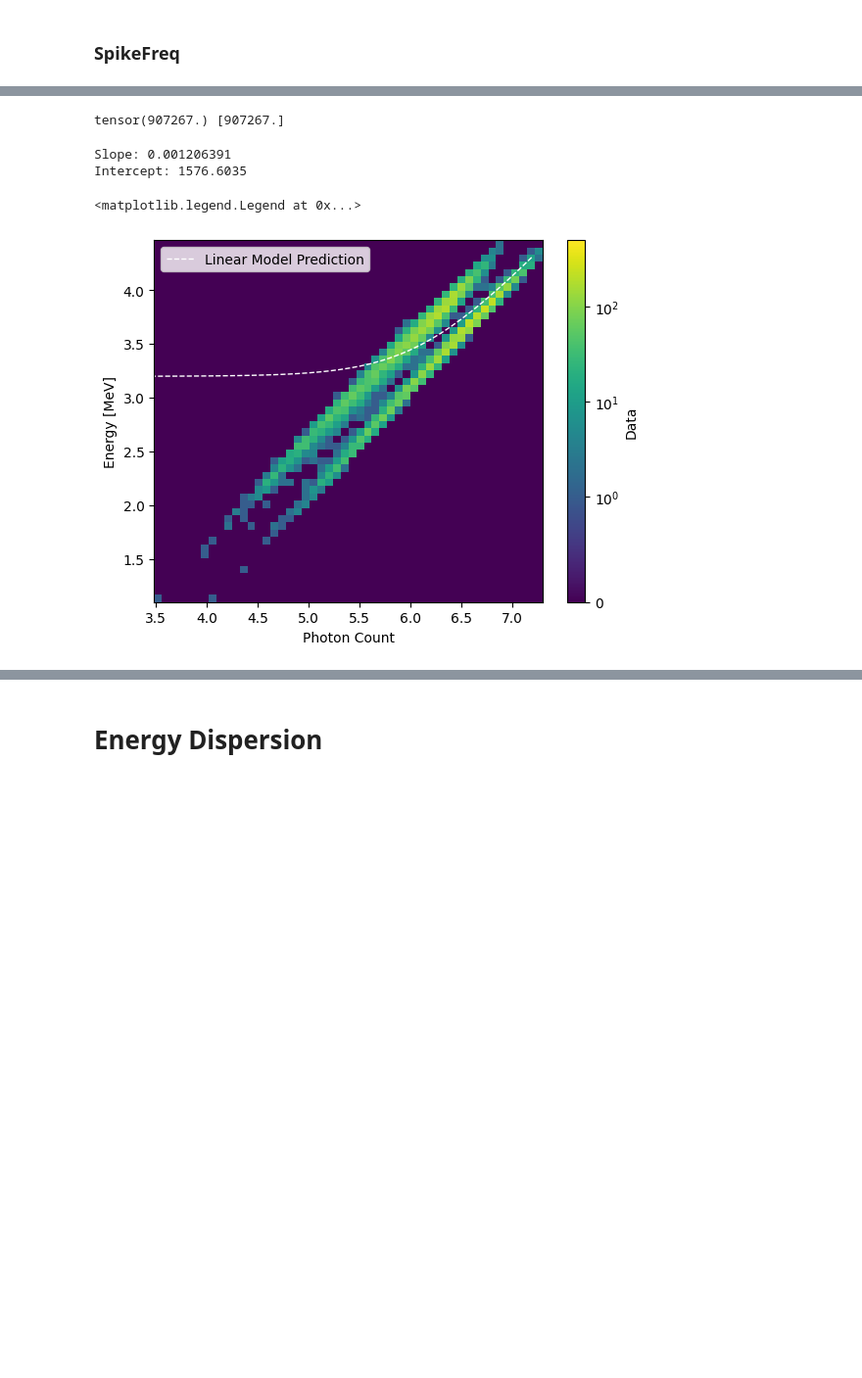
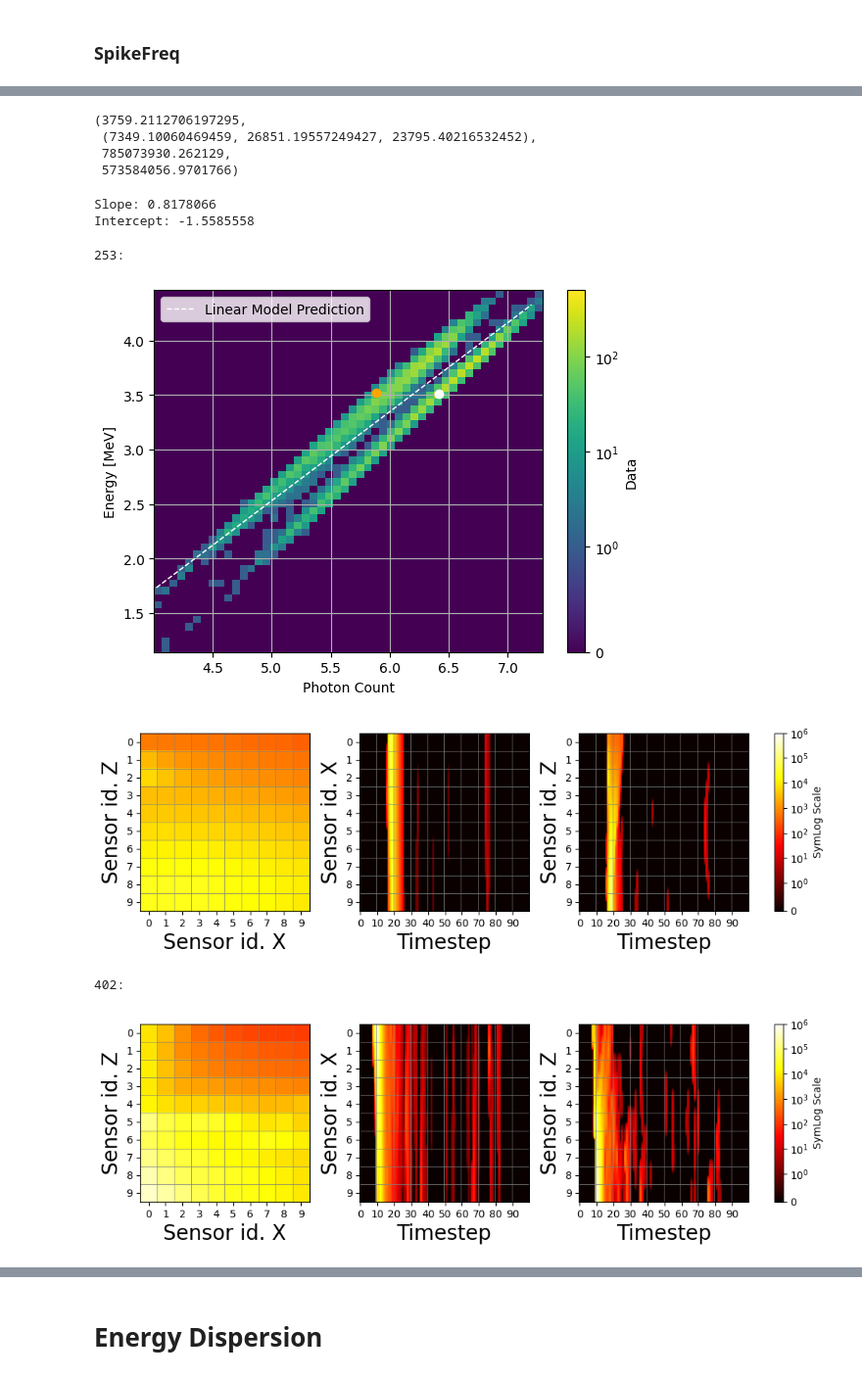
Before and after one commit to enlupi/SNN-Cal, a Jupyter notebook: SNN/SNN.ipynb, the cells around one changed output, grey strips where cells are left out. Shown: that part at 98% size. Drawn from its saved outputs; the diff is of its cells as text; code cells hidden in the pictures; blank space fills up the shorter version.

Commit message:
ADD multiple dataset selections

```diff
--- a/SNN/SNN.ipynb
+++ b/SNN/SNN.ipynb
@@ -335,5 +335,5 @@ train_net.cm["test"].plot()
 # %% [markdown]
 # Energy Regression
 # %%
-data_train, data_test, data_val = ds.build_dataset("../Data/PrimaryOnly", max_files=5, target="energy",
-                                                   transform=lambda x: (x[0], ds.to_tensor_and_dtype(np.log10(x[1]), torch.float32)))
+data_train, data_test, data_val = ds.build_dataset("../Data/PrimaryOnly2", max_files=5, target=["energy", "centroid", "sigmaR", "sigmaZ"])
+#                                                   transform=lambda x: (x[0], ds.to_tensor_and_dtype(np.log10(x[1]), torch.float32)))
@@ -666,5 +548,3 @@ tensor(2242447.)
 # %%
 n=7728
 print(data_train[n][0].sum(), x[n])
-# %% [output]
-tensor(907267.) [907267.]
@@ -671,30 +553,50 @@ tensor(907267.) [907267.]
+# %%
+y_train[1]
+# %% [output]
+(3759.2112706197295,
+ (7349.10060469459, 26851.19557249427, 23795.40216532452),
+ 785073930.262129,
+ 573584056.9701766)
 # %%
 lin_model = LinearRegression()
 x_train, y_train = zip(*[data_train[i] for i in range(len(data_train))])
+E_train = np.array([y[0] for y in y_train])
+centroid = np.array([[y[1][0]/y[0], y[1][1]/y[0], y[1][2]/y[0]] for y in y_train])
 
 # Convert to NumPy arrays
 x_train = torch.stack(x_train).sum((1,2)).numpy().reshape(-1,1)  # Convert features to NumPy
-y_train = torch.stack(y_train).numpy().ravel()
-lin_model.fit(x_train, y_train)
+#E_train = torch.stack(E_train).numpy().ravel()
+lin_model.fit(np.log10(x_train), np.log10(E_train))
 
 print("Slope:", lin_model.coef_[0])
 print("Intercept:", lin_model.intercept_)
 # %% [output]
-Slope: 0.001206391
-Intercept: 1576.6035
+Slope: 0.8178066
+Intercept: -1.5585558
 # %%
 x = np.log10(x_train)
-y = np.log10(y_train)
+y = np.log10(E_train)
 condition = x.reshape(-1) > 0
 plt.xlabel("Photon Count")
 plt.ylabel("Energy [MeV]")
 plt.hist2d(x.reshape(-1)[condition], y[condition], 50, cmap='viridis',  norm=SymLogNorm(linthresh=1, vmax=500),)
 plt.colorbar(label='Data')
 x_plot = np.arange(0, np.max(x), 0.1)
-y_plot = np.log10(lin_model.predict(np.pow(10,x_plot).reshape(-1,1)))
+y_plot = lin_model.predict(x_plot.reshape(-1,1))
 plt.plot(x_plot, y_plot, color='white',
          linewidth=1, linestyle='--', label="Linear Model Prediction")
 plt.legend()
+plt.grid()
+mask = (y < 3.52) & (y > 3.51)
+tr = np.where(mask)[0]
+n=(4,6)
+plt.plot(x[tr[n[0]]], y[tr[n[0]]], 'o', color='orange')
+plt.plot(x[tr[n[1]]], y[tr[n[1]]], 'o', color='white')
+visualize.plot_views(tr[n[0]], data_train)
+visualize.plot_views(tr[n[1]], data_train)
 # %% [output]
-<matplotlib.legend.Legend at 0x...>
+253:
-[figure, old version]
+[figure, new version]
+[figure, added]
+402:
+[figure, added]
```
Also changed, not shown: parts of 26 cells of this notebook, 1 other file.
